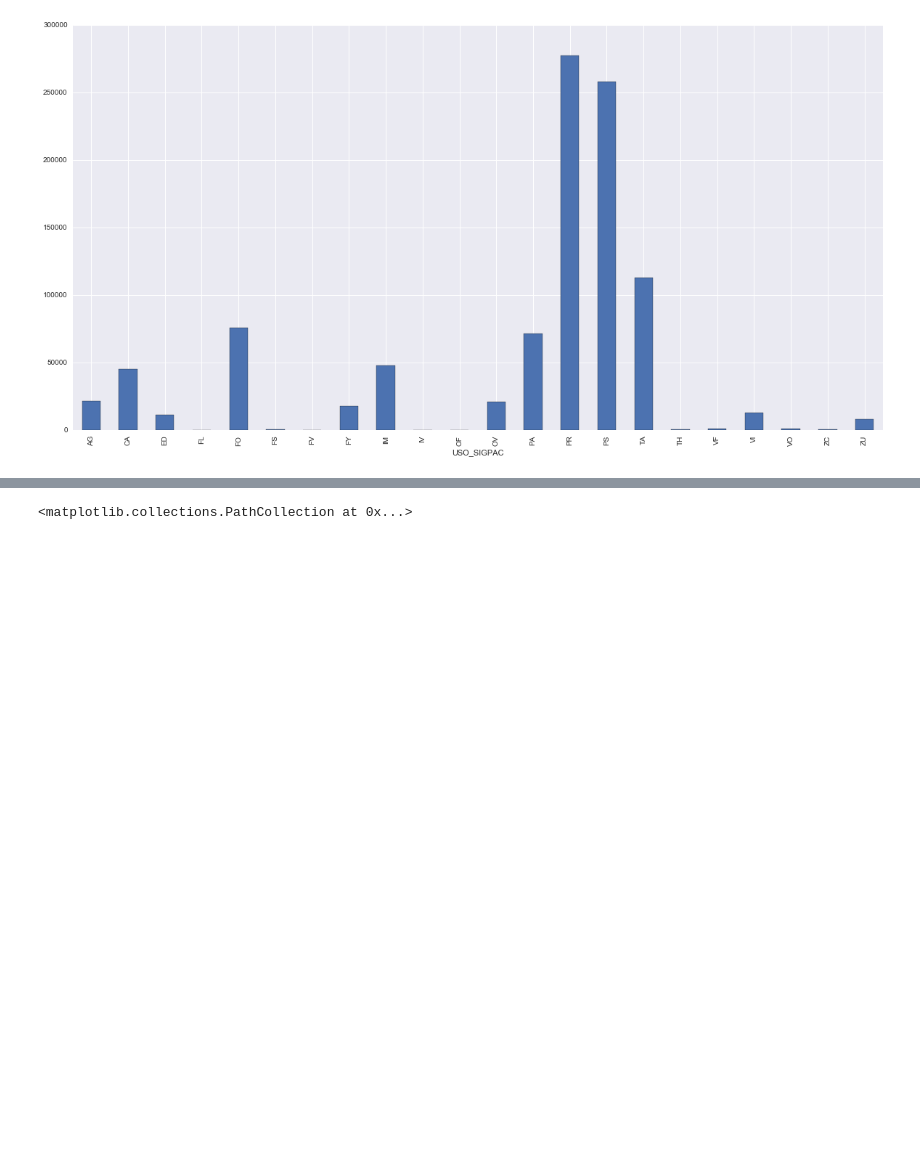
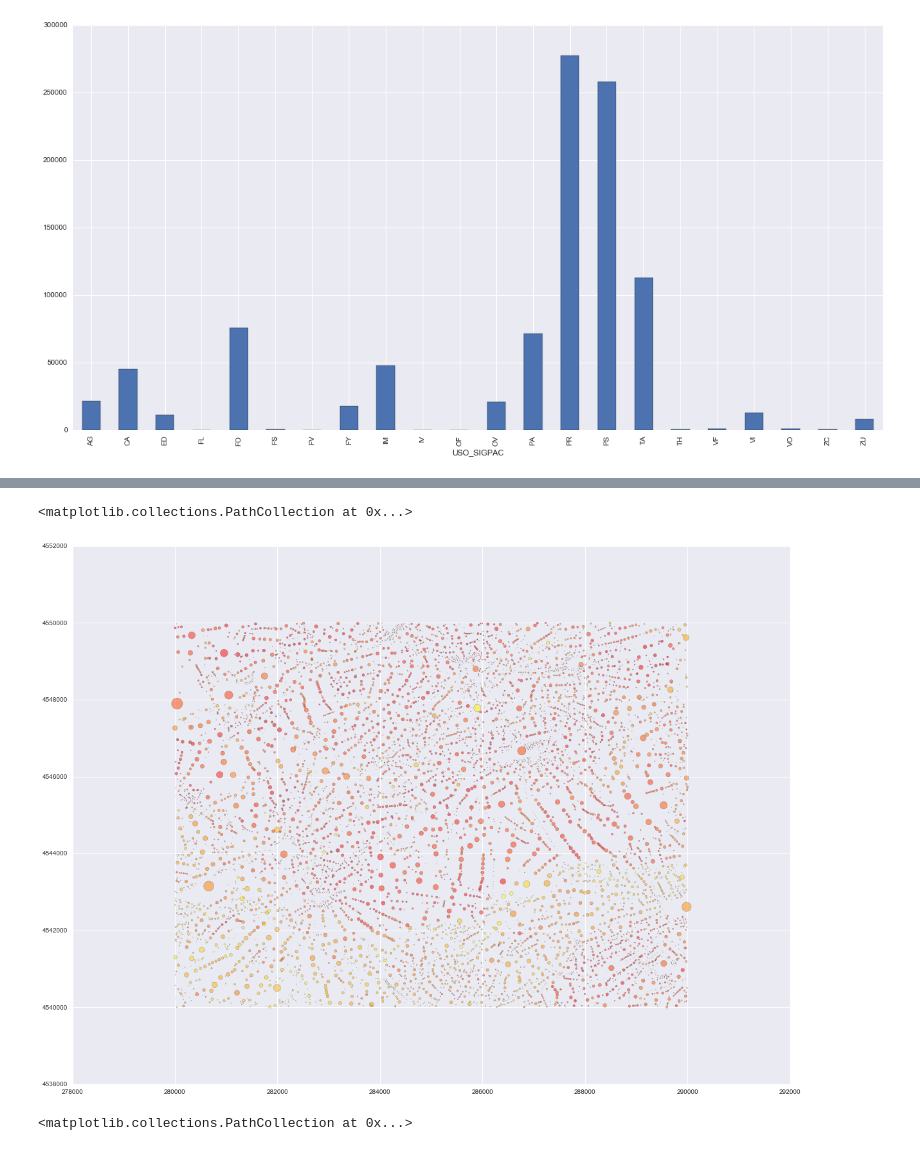
Before and after one commit to ilice/OSCapi, a Jupyter notebook: DataAnalysis/python/notebooks/Open Smart Country.ipynb, the cells around one changed output, grey strips where cells are left out. Drawn from its saved outputs; the diff is of its cells as text; code cells hidden in the pictures; blank space fills up the shorter version.

```diff
--- a/DataAnalysis/python/notebooks/Open Smart Country.ipynb
+++ b/DataAnalysis/python/notebooks/Open Smart Country.ipynb
@@ -77,3 +65,18 @@ plt.scatter(x=data['x_bbox_center'],
+# %%
+sns.set(rc={"figure.figsize": (20, 15)})
+data = data_37[(data_37['x_bbox_center'] >= 280000) &
+               (data_37['x_bbox_center'] <= 290000) &
+               (data_37['y_bbox_center'] >= 4540000) &
+               (data_37['y_bbox_center'] <= 4550000)]
+plt.scatter(x=data['x_bbox_center'],
+            y=data['y_bbox_center'],
+            alpha=0.5,
+            c=np.log(data['PEND_MED']/data['PEND_MED'].max()),
+            cmap='hot',
+            s=((data['SUPERFICIE'] * 300)/ data['SUPERFICIE'].max()))
+# %% [output]
+<matplotlib.collections.PathCollection at 0x...>
+[figure, added]
 # %%
 sns.set(rc={"figure.figsize": (20, 15)})
 data = data_37[data_37['USO_SIGPAC'] == 'TA']
```
Also changed, not shown: parts of 2 cells of this notebook, 3 other files.
